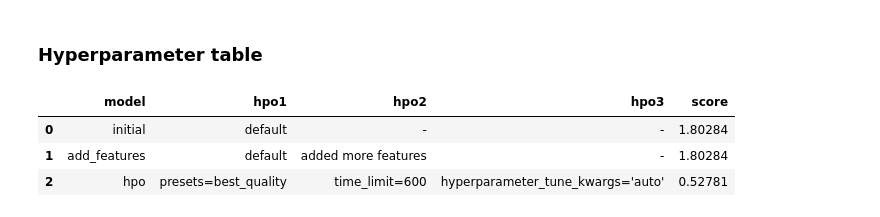
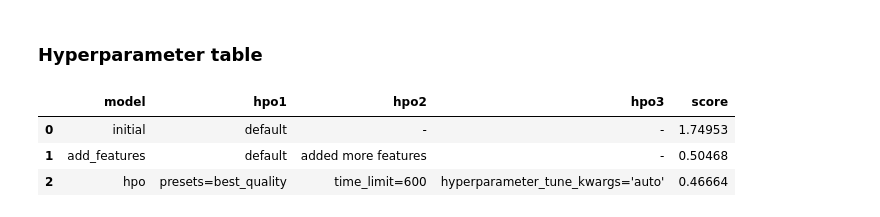
Before and after one commit to chanadinh/Project--Predict-Bike-Sharing-Demand-with-AutoGluon, a Jupyter notebook: project-notebook.ipynb, the cells around one changed output. Saved outputs shown, nothing was run; the diff lists cells and outputs as text; code cells hidden in the pictures.

```diff
--- a/project-notebook.ipynb
+++ b/project-notebook.ipynb
@@ -698,14 +694,14 @@ plt.savefig("kaggle_score_per_model.png")
 # %%
 # The 3 hyperparameters we tuned with the kaggle score as the result
 pd.DataFrame({
     "model": ["initial", "add_features", "hpo"],
     "hpo1": ["default", "default", "presets=best_quality"],
     "hpo2": ["-", "added more features", "time_limit=600"],
     "hpo3": ["-", "-", "hyperparameter_tune_kwargs='auto'"],
-    "score": [1.80284, 1.80284, 0.52781]
+    "score": [1.74953, 0.50468, 0.46664]
 })
 # %% [output]
 |  | model | hpo1 | hpo2 | hpo3 | score |
-| 0 | initial | default | - | - | 1.80284 |
-| 1 | add_features | default | added more features | - | 1.80284 |
-| 2 | hpo | presets=best_quality | time_limit=600 | hyperparameter_tune_kwargs='auto' | 0.52781 |
+| 0 | initial | default | - | - | 1.74953 |
+| 1 | add_features | default | added more features | - | 0.50468 |
+| 2 | hpo | presets=best_quality | time_limit=600 | hyperparameter_tune_kwargs='auto' | 0.46664 |
```
Also changed, not shown: parts of 12 cells of this notebook, 7 other files.
